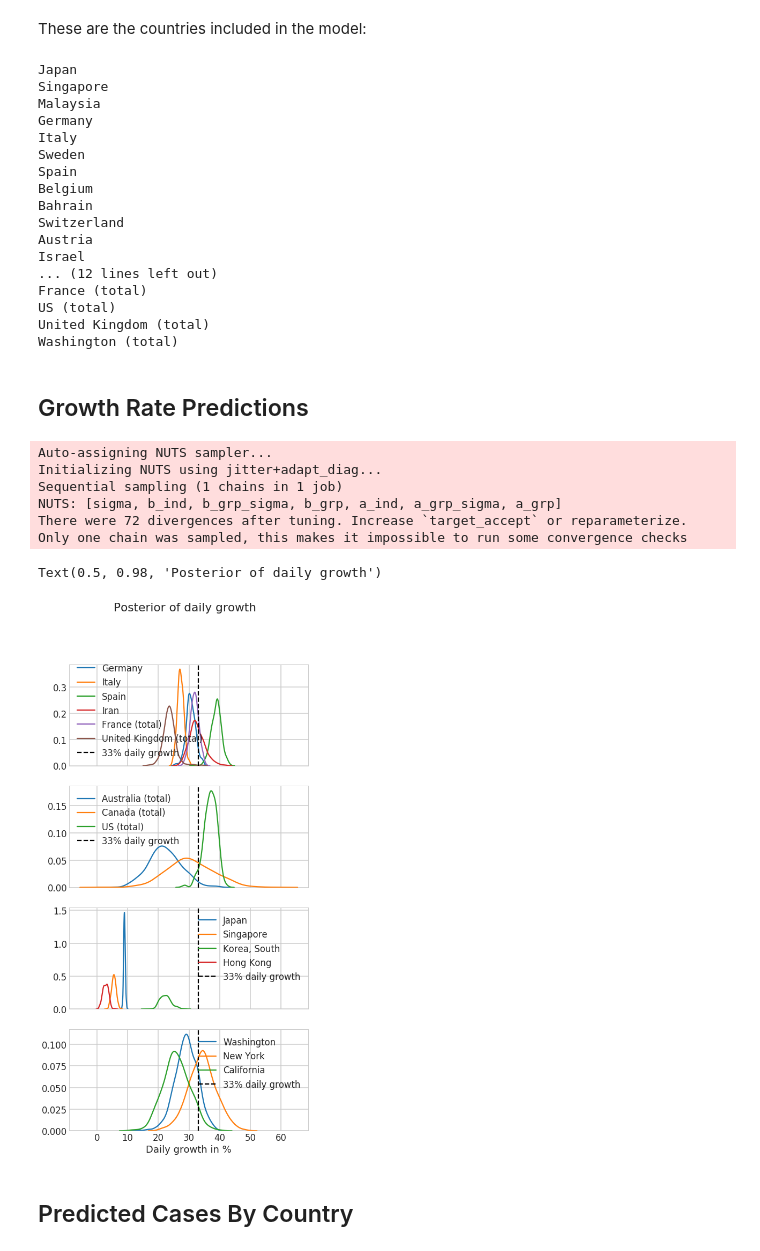
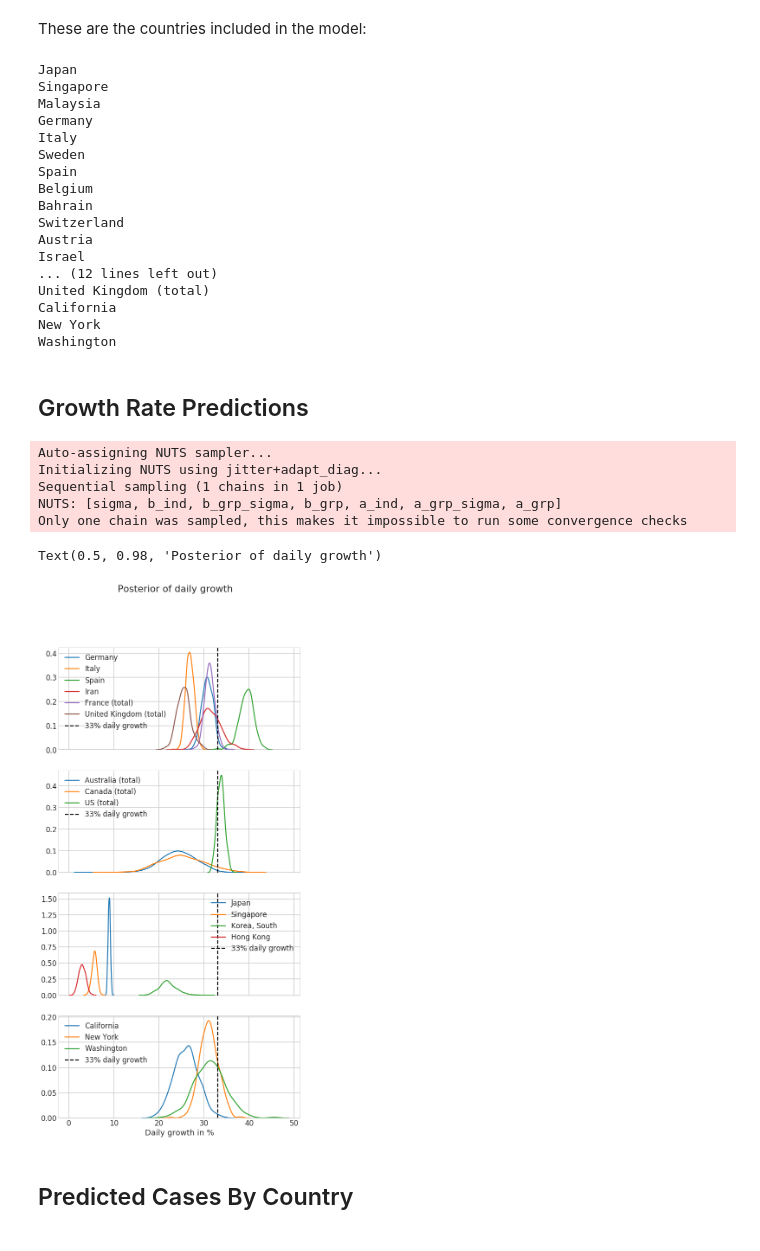
Before and after one commit to bensonlee5/covid19, a Jupyter notebook: covid19_growth_bayes_bl.ipynb, the cells around one changed output. Saved outputs shown, nothing was run; the diff lists cells and outputs as text; code cells hidden in the pictures.

```diff
--- a/covid19_growth_bayes_bl.ipynb
+++ b/covid19_growth_bayes_bl.ipynb
@@ -117,21 +117,24 @@ def load_timeseries(name,
     df.loc[df.state =='Hong Kong', 'country'] = 'Hong Kong'
     df.loc[df.state =='Hong Kong', 'state'] = np.nan
 
-    df.loc[(df.state =='California') |
-           (((df['state'].str.replace('.', '').str[-2:]) == 'CA') &
-            (df['country'] == 'US')), 'country'] = 'California'
-    df.loc[df.state =='California', 'state'] = np.nan
+    df_us = df.copy()
 
-    df.loc[(df.state =='New York') |
-           (((df['state'].str.replace('.', '').str[-2:]) == 'NY') &
-            (df['country'] == 'US')), 'country'] = 'New York'
-    df.loc[df.state =='New York', 'state'] = np.nan
+    df_us.loc[(df_us.state =='California') |
+           (((df_us['state'].str.replace('.', '').str[-2:]) == 'CA') &
+            (df_us['country'] == 'US')), 'country'] = 'California'
+    df_us.loc[df_us.state =='California', 'state'] = np.nan
 
-    df.loc[(df.state =='Washington') |
-           (((df['state'].str.replace('.', '').str[-2:]) == 'WA') &
-            (df['country'] == 'US')), 'country'] = 'Washington'
-    df.loc[df.state =='Washington', 'state'] = np.nan
+    df_us.loc[(df_us.state =='New York') |
+           (((df_us['state'].str.replace('.', '').str[-2:]) == 'NY') &
+            (df_us['country'] == 'US')), 'country'] = 'New York'
+    df_us.loc[df_us.state =='New York', 'state'] = np.nan
 
+    df_us.loc[(df_us.state =='Washington') |
+           (((df_us['state'].str.replace('.', '').str[-2:]) == 'WA') &
+            (df_us['country'] == 'US')), 'country'] = 'Washington'
+    df_us.loc[df_us.state =='Washington', 'state'] = np.nan
+
+    df_us = df_us[df_us['country'].isin(['California', 'New York', 'Washington'])].copy()
 
 #     # Move CA, WA,  to country level
 #     df_us = df[df['country'] == 'US'].copy()
@@ -148,6 +151,9 @@ def load_timeseries(name,
                      .groupby(['country', 'date', 'type'])
                      .sum()
                      .rename(index=lambda x: x+' (total)', level=0)
+                     .reset_index(level=['country', 'type'])),
+                    (df_us.groupby(['country', 'date', 'type'])
+                     .sum()
                      .reset_index(level=['country', 'type']))
                    ])
     return df
@@ -248,10 +262,10 @@ Switzerland
 Austria
 Israel
 ... (12 lines left out)
-France (total)
-US (total)
 United Kingdom (total)
-Washington (total)
+California
+New York
+Washington
 # %% [markdown]
 ## Growth Rate Predictions
 # %%
@@ -320,7 +334,6 @@ Auto-assigning NUTS sampler...
 Initializing NUTS using jitter+adapt_diag...
 Sequential sampling (1 chains in 1 job)
 NUTS: [sigma, b_ind, b_grp_sigma, b_grp, a_ind, a_grp_sigma, a_grp]
-There were 72 divergences after tuning. Increase `target_accept` or reparameterize.
 Only one chain was sampled, this makes it impossible to run some convergence checks
 # %%
 #hide
@@ -335,20 +348,20 @@ country_groups = [european_countries, large_engl_countries, asian_countries, us_
 line_styles = ['-', ':', '--', '-.']
 # %%
 #hide_input
-fig, axs = plt.subplots(nrows=len(country_groups), figsize=(8, 16), sharex=True)
+fig, axs = plt.subplots(nrows=len(country_groups), figsize=(10, 20), sharex=True)
 
 for ax, country_group in zip(axs, country_groups):
     for i, country in enumerate(countries):
         if country in country_group:
             sns.distplot((trace['b_ind'][:, i] * 100) - 100, ax=ax, label=country, hist=False)
 
     ax.axvline(33, ls='--', color='k', label='33% daily growth')
     ax.legend()
 ax.set_xlabel('Daily growth in %')
 plt.suptitle('Posterior of daily growth')
 # %% [output]
 Text(0.5, 0.98, 'Posterior of daily growth')
-[figure, old version]
+[figure, new version]
 # %% [markdown]
 ## Predicted Cases By Country
 # %%
```
Also changed, not shown: parts of 14 cells of this notebook, 1 other file.
